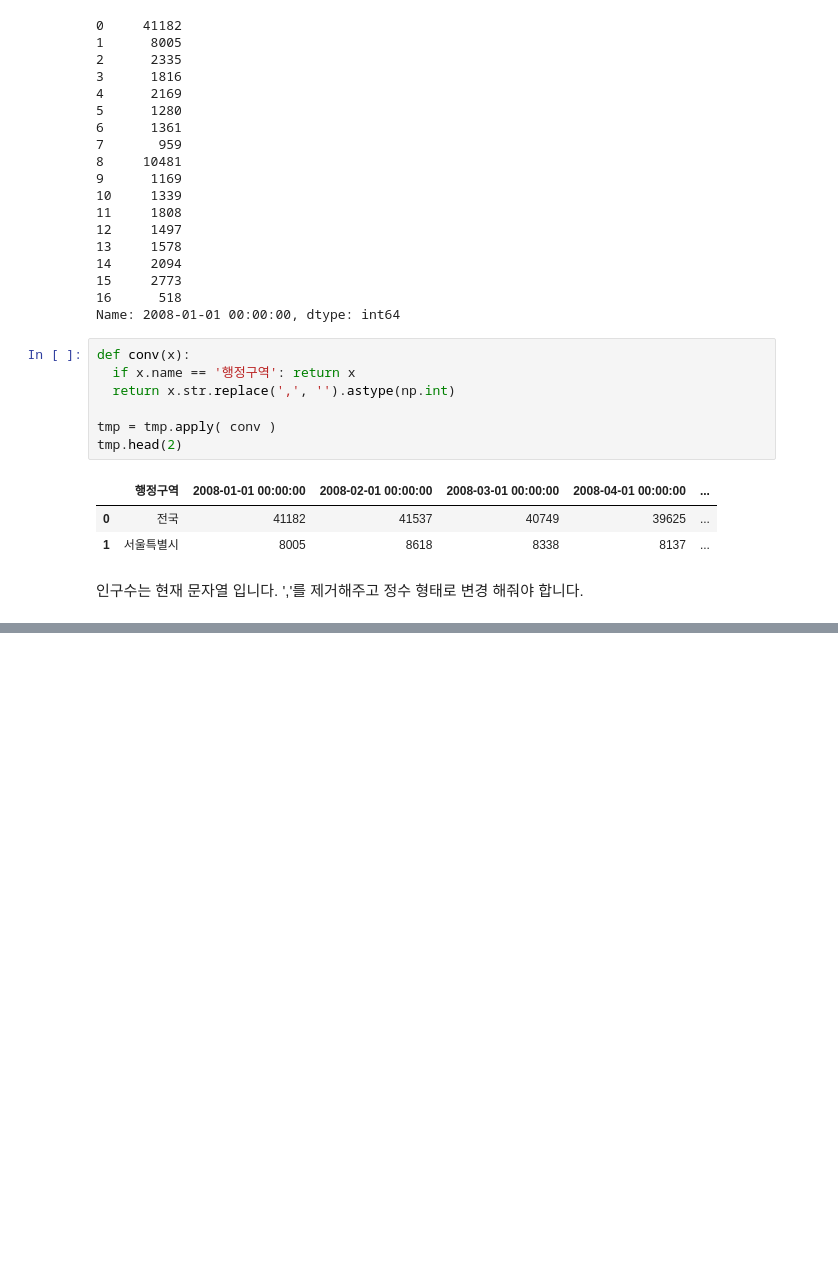
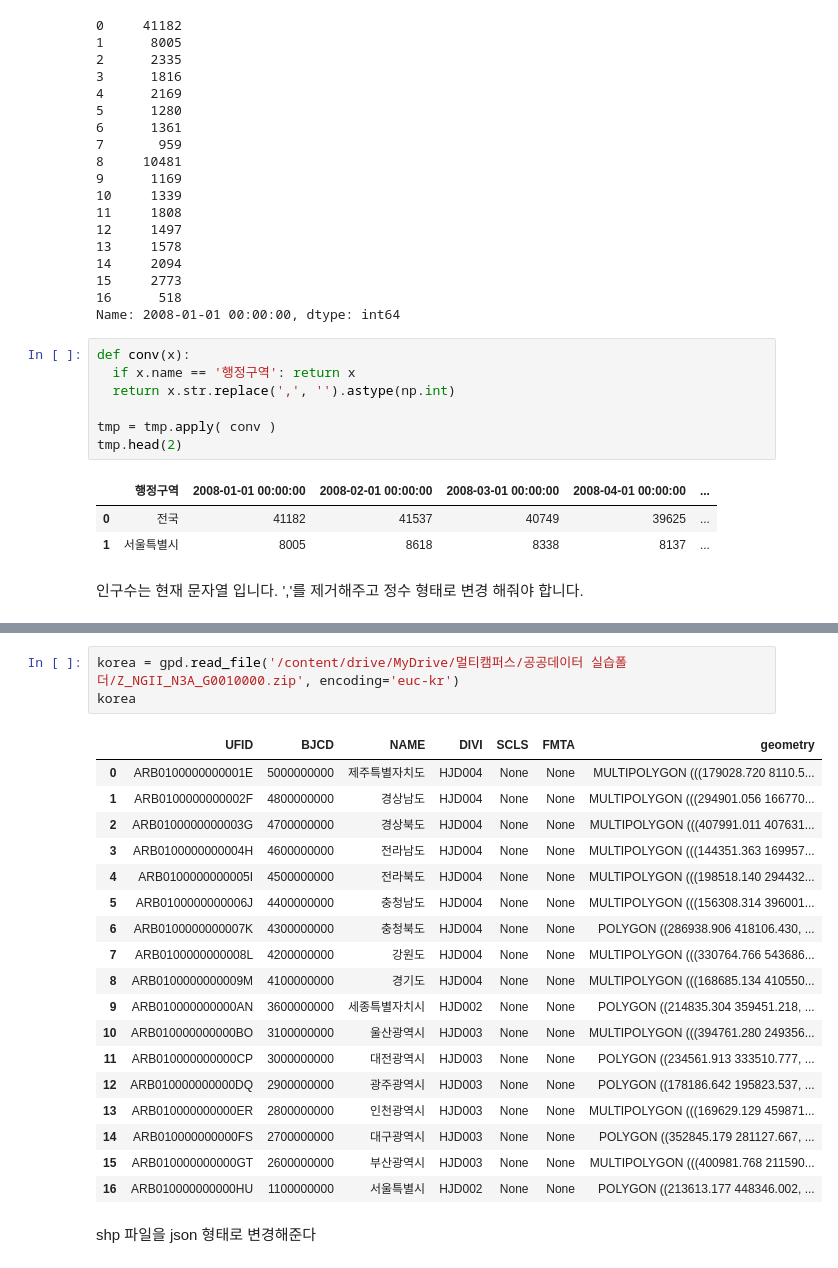
Before and after one commit to chaegeon/MultiCampus_Learning, a Jupyter notebook: 시각화_실습.ipynb, the cells around one changed output, grey strips where cells are left out. Saved outputs shown, nothing was run; the diff lists cells and outputs as text; blank space fills up the shorter version.

```diff
--- a/시각화_실습.ipynb
+++ b/시각화_실습.ipynb
@@ -207,0 +549,24 @@ memory usage: 5.0+ KB
+# %%
+korea = gpd.read_file('/content/drive/MyDrive/멀티캠퍼스/공공데이터 실습폴더/Z_NGII_N3A_G0010000.zip', encoding='euc-kr')
+korea
+# %% [output]
+|  | UFID | BJCD | NAME | DIVI | SCLS | FMTA | geometry |
+| 0 | ARB0100000000001E | 5000000000 | 제주특별자치도 | HJD004 | None | None | MULTIPOLYGON (((179028.720 8110.5... |
+| 1 | ARB0100000000002F | 4800000000 | 경상남도 | HJD004 | None | None | MULTIPOLYGON (((294901.056 166770... |
+| 2 | ARB0100000000003G | 4700000000 | 경상북도 | HJD004 | None | None | MULTIPOLYGON (((407991.011 407631... |
+| 3 | ARB0100000000004H | 4600000000 | 전라남도 | HJD004 | None | None | MULTIPOLYGON (((144351.363 169957... |
+| 4 | ARB0100000000005I | 4500000000 | 전라북도 | HJD004 | None | None | MULTIPOLYGON (((198518.140 294432... |
+| 5 | ARB0100000000006J | 4400000000 | 충청남도 | HJD004 | None | None | MULTIPOLYGON (((156308.314 396001... |
+| 6 | ARB0100000000007K | 4300000000 | 충청북도 | HJD004 | None | None | POLYGON ((286938.906 418106.430, ... |
+| 7 | ARB0100000000008L | 4200000000 | 강원도 | HJD004 | None | None | MULTIPOLYGON (((330764.766 543686... |
+| 8 | ARB0100000000009M | 4100000000 | 경기도 | HJD004 | None | None | MULTIPOLYGON (((168685.134 410550... |
+| 9 | ARB010000000000AN | 3600000000 | 세종특별자치시 | HJD002 | None | None | POLYGON ((214835.304 359451.218, ... |
+| 10 | ARB010000000000BO | 3100000000 | 울산광역시 | HJD003 | None | None | MULTIPOLYGON (((394761.280 249356... |
+| 11 | ARB010000000000CP | 3000000000 | 대전광역시 | HJD003 | None | None | POLYGON ((234561.913 333510.777, ... |
+| 12 | ARB010000000000DQ | 2900000000 | 광주광역시 | HJD003 | None | None | POLYGON ((178186.642 195823.537, ... |
+| 13 | ARB010000000000ER | 2800000000 | 인천광역시 | HJD003 | None | None | MULTIPOLYGON (((169629.129 459871... |
+| 14 | ARB010000000000FS | 2700000000 | 대구광역시 | HJD003 | None | None | POLYGON ((352845.179 281127.667, ... |
+| 15 | ARB010000000000GT | 2600000000 | 부산광역시 | HJD003 | None | None | MULTIPOLYGON (((400981.768 211590... |
+| 16 | ARB010000000000HU | 1100000000 | 서울특별시 | HJD002 | None | None | POLYGON ((213613.177 448346.002, ... |
+# %% [markdown]
+shp 파일을 json 형태로 변경해준다
```
Also changed, not shown: parts of 57 cells of this notebook.
